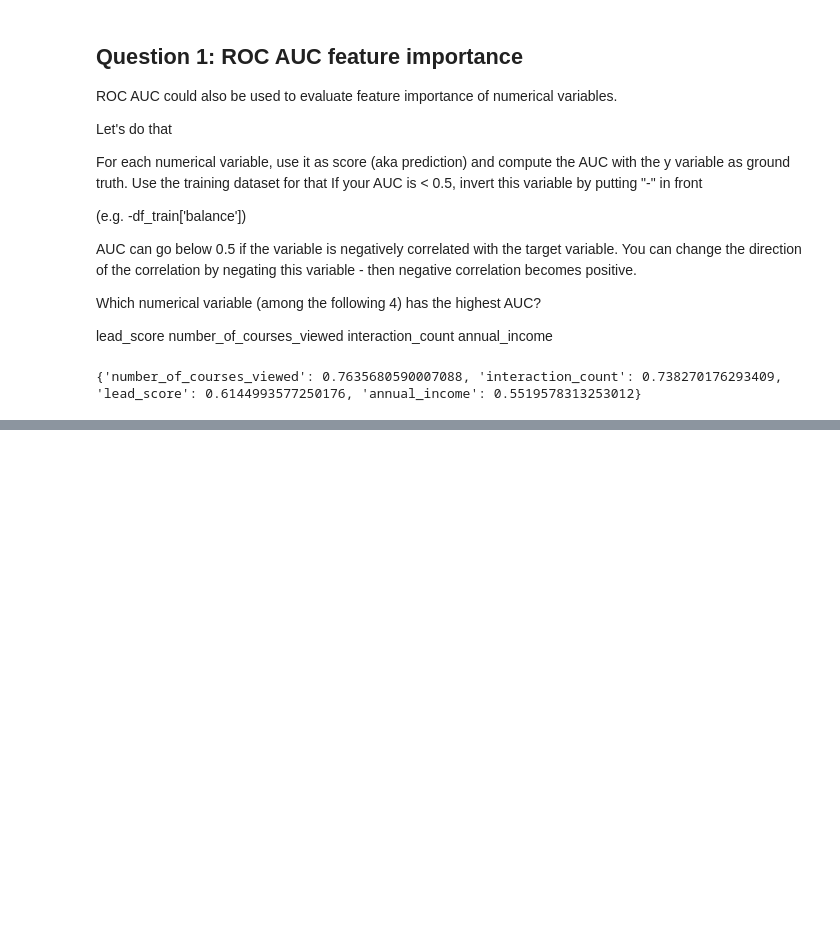
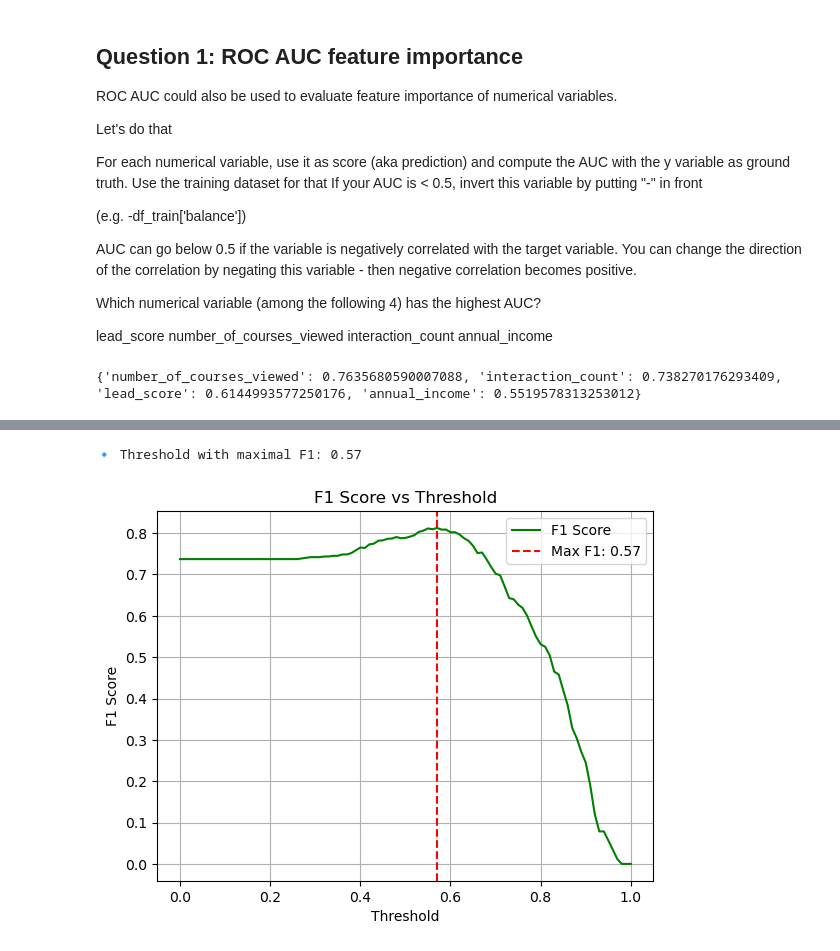
Before and after one commit to ayushsingh991399/Machine_learning_Bootcamp_2025, a Jupyter notebook: Homework_4.ipynb, the cells around one changed output, grey strips where cells are left out. Saved outputs shown, nothing was run; the diff lists cells and outputs as text; code cells hidden in the pictures; blank space fills up the shorter version.

```diff
--- a/Homework_4.ipynb
+++ b/Homework_4.ipynb
@@ -131,0 +262,35 @@ print(f'Answer of q1 is : {}')
+# %%
+from sklearn.metrics import precision_score, recall_score , f1_score
+
+thresholds = np.arange(0.0, 1.01, 0.01)
+f1_scores = []
+
+import numpy as np
+from sklearn.metrics import f1_score
+
+thresholds = np.arange(0.0, 1.01, 0.01)
+f1_scores = []
+
+for t in thresholds:
+    y_pred = (y_pred_val >= t)
+    f1_scores.append(f1_score(y_val, y_pred, zero_division=0))
+# %%
+f1_scores = np.array(f1_scores)
+best_idx = np.argmax(f1_scores)
+best_threshold = thresholds[best_idx]
+
+print("🔹 Threshold with maximal F1:", round(best_threshold, 3))
+# %% [output]
+🔹 Threshold with maximal F1: 0.57
+# %%
+
+plt.plot(thresholds, f1_scores, label='F1 Score', color='green')
+plt.axvline(best_threshold, color='red', linestyle='--', label=f'Max F1: {best_threshold:.2f}')
+plt.xlabel('Threshold')
+plt.ylabel('F1 Score')
+plt.title('F1 Score vs Threshold')
+plt.legend()
+plt.grid(True)
+plt.show()
+# %% [output]
+[figure, added]
```
Also changed, not shown: parts of 28 cells of this notebook.
